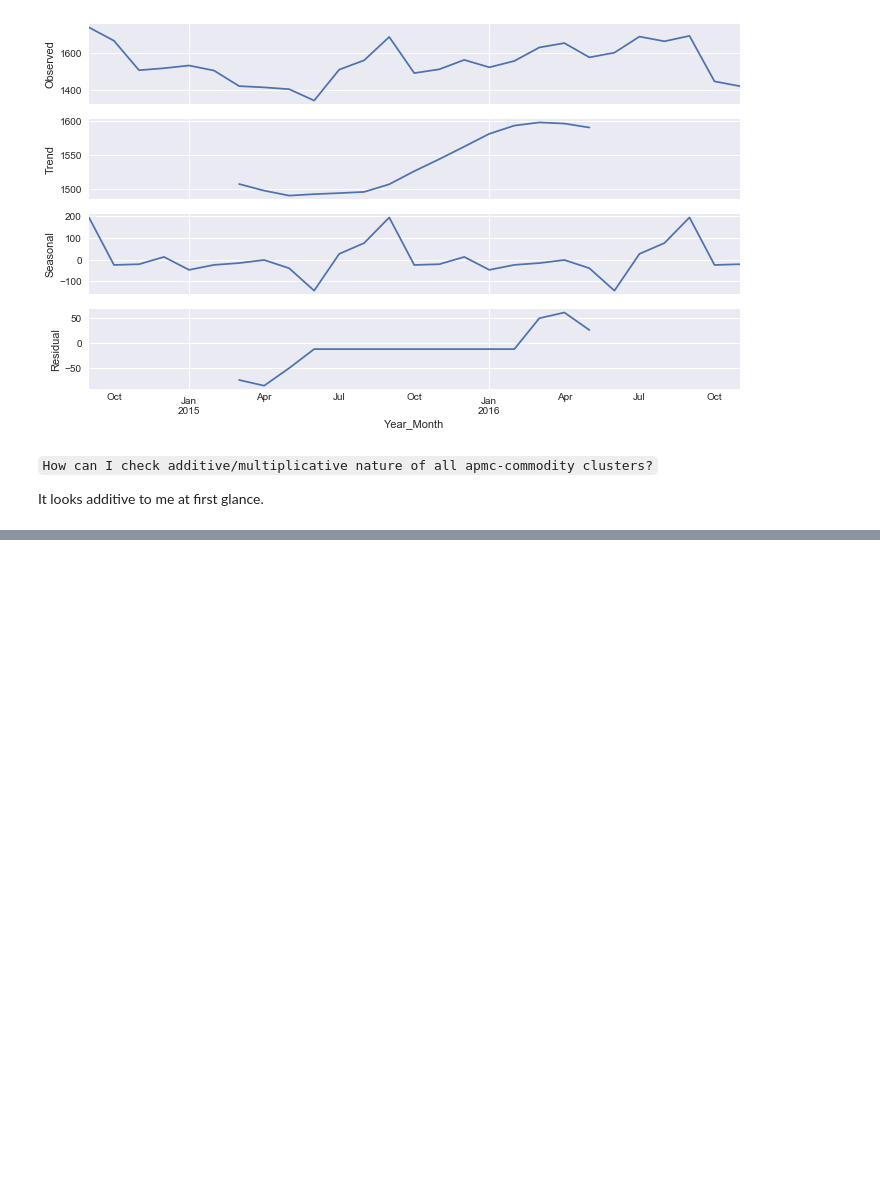
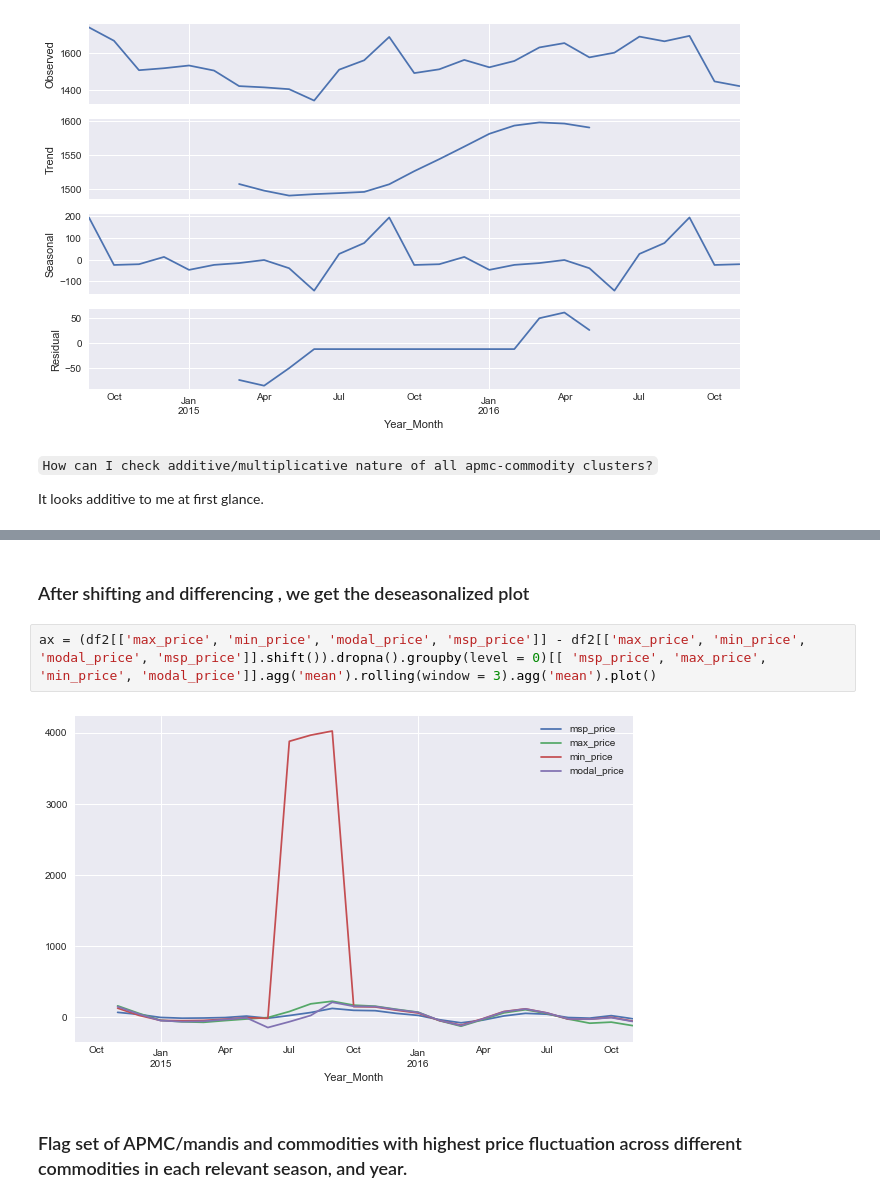
Before and after one commit to sirius0503/Trends_In_APMC, a Jupyter notebook: apmc_trends.ipynb, the cells around one changed output, grey strips where cells are left out. Drawn from its saved outputs; the diff is of its cells as text; blank space fills up the shorter version.

```diff
--- a/apmc_trends.ipynb
+++ b/apmc_trends.ipynb
@@ -727,0 +808,8 @@ for group, frame in df2.reset_index().groupby('APMC'):
+# %% [markdown]
+### After shifting and differencing , we get the deseasonalized plot
+# %%
+ax = (df2[['max_price', 'min_price', 'modal_price', 'msp_price']] - df2[['max_price', 'min_price', 'modal_price', 'msp_price']].shift()).dropna().groupby(level = 0)[[ 'msp_price', 'max_price', 'min_price', 'modal_price']].agg('mean').rolling(window = 3).agg('mean').plot()
+# %% [output]
+[figure, added]
+# %% [markdown]
+### Flag set of APMC/mandis and commodities with highest price fluctuation across different commodities in each relevant season, and year.
```
Also changed, not shown: parts of 17 cells of this notebook, 1 other file.
